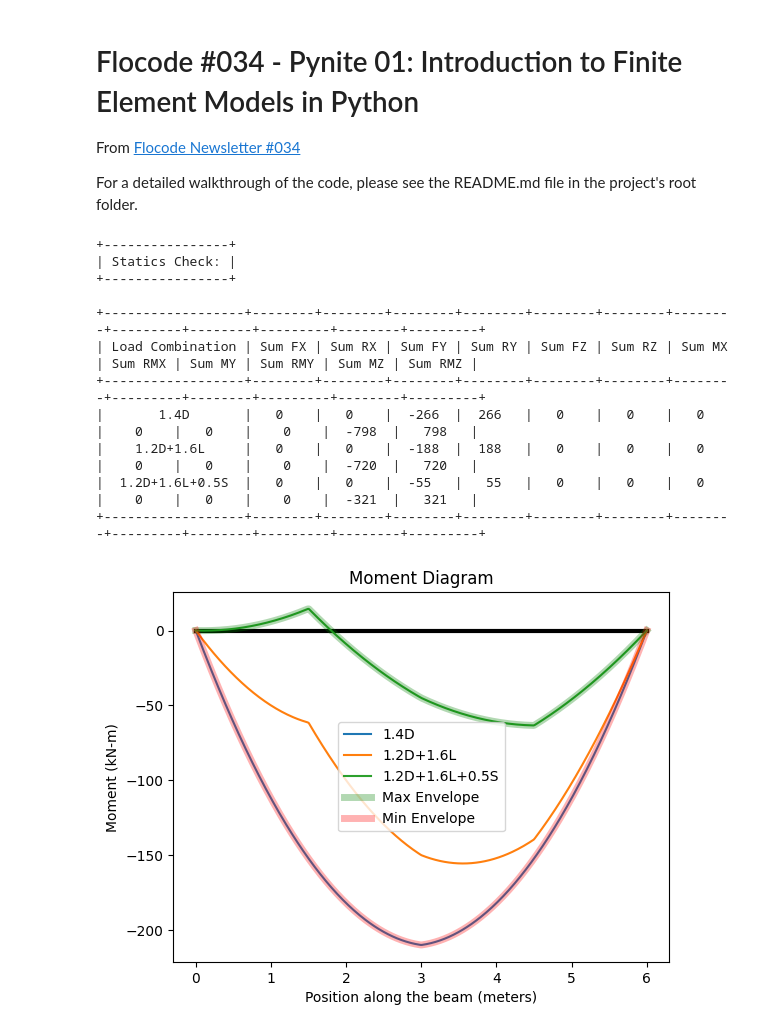
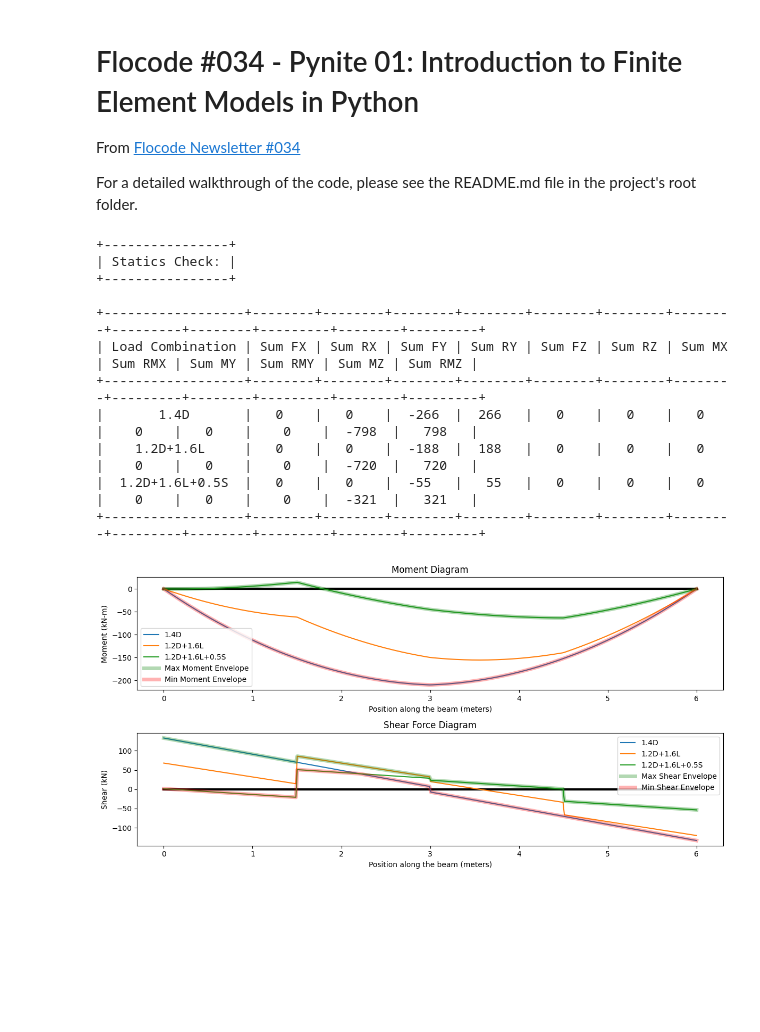
Before and after one commit to joreilly86/Flocode-Pynite-01, a Jupyter notebook: notebook.ipynb, the cells around one changed output. Saved outputs shown, nothing was run; the diff lists cells and outputs as text; code cells hidden in the pictures; blank space fills up the shorter version.

Commit message:
Added SFD Plot

```diff
--- a/notebook.ipynb
+++ b/notebook.ipynb
@@ -58,35 +58,61 @@ pv.set_jupyter_backend('static')  # Use 'static' backend for simplicity
 # Visualization using PyNite's render_model function
 Visualization.render_model(simple_beam, annotation_size=0.1, deformed_shape=True, deformed_scale=0.1, render_loads=True, combo_name='1.2D+1.6L')
 
 # Plot the moment diagram with all load cases and max/min envelope
 x, M1 = simple_beam.Members['M1'].moment_array("Mz", n_points=400, combo_name='1.4D')
 _, M2 = simple_beam.Members['M1'].moment_array("Mz", n_points=400, combo_name='1.2D+1.6L')
 _, M3 = simple_beam.Members['M1'].moment_array("Mz", n_points=400, combo_name='1.2D+1.6L+0.5S')
 
-max_envelope = np.maximum(np.maximum(M1, M2), M3)
-min_envelope = np.minimum(np.minimum(M1, M2), M3)
+max_moment_envelope = np.maximum(np.maximum(M1, M2), M3)
+min_moment_envelope = np.minimum(np.minimum(M1, M2), M3)
 
+plt.figure(figsize=(12, 6))
+
+# Moment Diagram
+plt.subplot(2, 1, 1)
 plt.plot(x, np.zeros(len(x)), c="black", lw=3)
 plt.plot(x, M1, label='1.4D')
 plt.plot(x, M2, label='1.2D+1.6L')
 plt.plot(x, M3, label='1.2D+1.6L+0.5S')
-plt.plot(x, max_envelope, alpha=0.3, c="green", lw=5, label='Max Envelope')
-plt.plot(x, min_envelope, alpha=0.3, c="red", lw=5, label='Min Envelope')
+plt.plot(x, max_moment_envelope, alpha=0.3, c="green", lw=5, label='Max Moment Envelope')
+plt.plot(x, min_moment_envelope, alpha=0.3, c="red", lw=5, label='Min Moment Envelope')
 plt.legend()
 plt.xlabel('Position along the beam (meters)')
 plt.ylabel('Moment (kN-m)')
 plt.title('Moment Diagram')
+
+# Shear Diagram
+x, V1 = simple_beam.Members['M1'].shear_array("Fy", n_points=400, combo_name='1.4D')
+_, V2 = simple_beam.Members['M1'].shear_array("Fy", n_points=400, combo_name='1.2D+1.6L')
+_, V3 = simple_beam.Members['M1'].shear_array("Fy", n_points=400, combo_name='1.2D+1.6L+0.5S')
+
+max_shear_envelope = np.maximum(np.maximum(V1, V2), V3)
+min_shear_envelope = np.minimum(np.minimum(V1, V2), V3)
+
+plt.subplot(2, 1, 2)
+plt.plot(x, np.zeros(len(x)), c="black", lw=3)
+plt.plot(x, V1, label='1.4D')
+plt.plot(x, V2, label='1.2D+1.6L')
+plt.plot(x, V3, label='1.2D+1.6L+0.5S')
+plt.plot(x, max_shear_envelope, alpha=0.3, c="green", lw=5, label='Max Shear Envelope')
+plt.plot(x, min_shear_envelope, alpha=0.3, c="red", lw=5, label='Min Shear Envelope')
+plt.legend()
+plt.xlabel('Position along the beam (meters)')
+plt.ylabel('Shear (kN)')
+plt.title('Shear Force Diagram')
+
+plt.tight_layout()
 plt.show()
 # %% [output]
 +----------------+
 | Statics Check: |
 +----------------+
 
 +------------------+--------+--------+--------+--------+--------+--------+--------+---------+--------+---------+--------+---------+
 | Load Combination | Sum FX | Sum RX | Sum FY | Sum RY | Sum FZ | Sum RZ | Sum MX | Sum RMX | Sum MY | Sum RMY | Sum MZ | Sum RMZ |
 +------------------+--------+--------+--------+--------+--------+--------+--------+---------+--------+---------+--------+---------+
 |       1.4D       |   0    |   0    |  -266  |  266   |   0    |   0    |   0    |    0    |   0    |    0    |  -798  |   798   |
 |    1.2D+1.6L     |   0    |   0    |  -188  |  188   |   0    |   0    |   0    |    0    |   0    |    0    |  -720  |   720   |
 |  1.2D+1.6L+0.5S  |   0    |   0    |  -55   |   55   |   0    |   0    |   0    |    0    |   0    |    0    |  -321  |   321   |
 +------------------+--------+--------+--------+--------+--------+--------+--------+---------+--------+---------+--------+---------+
-[figure, old version]
+[figure, new version]
```
